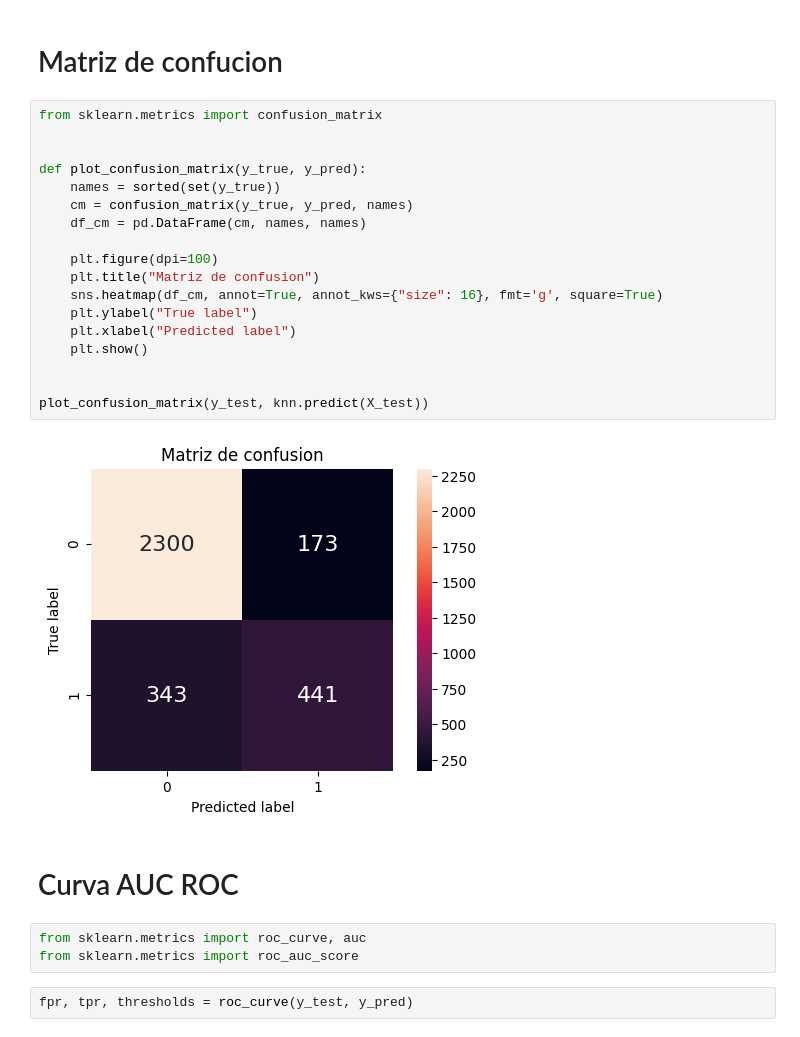
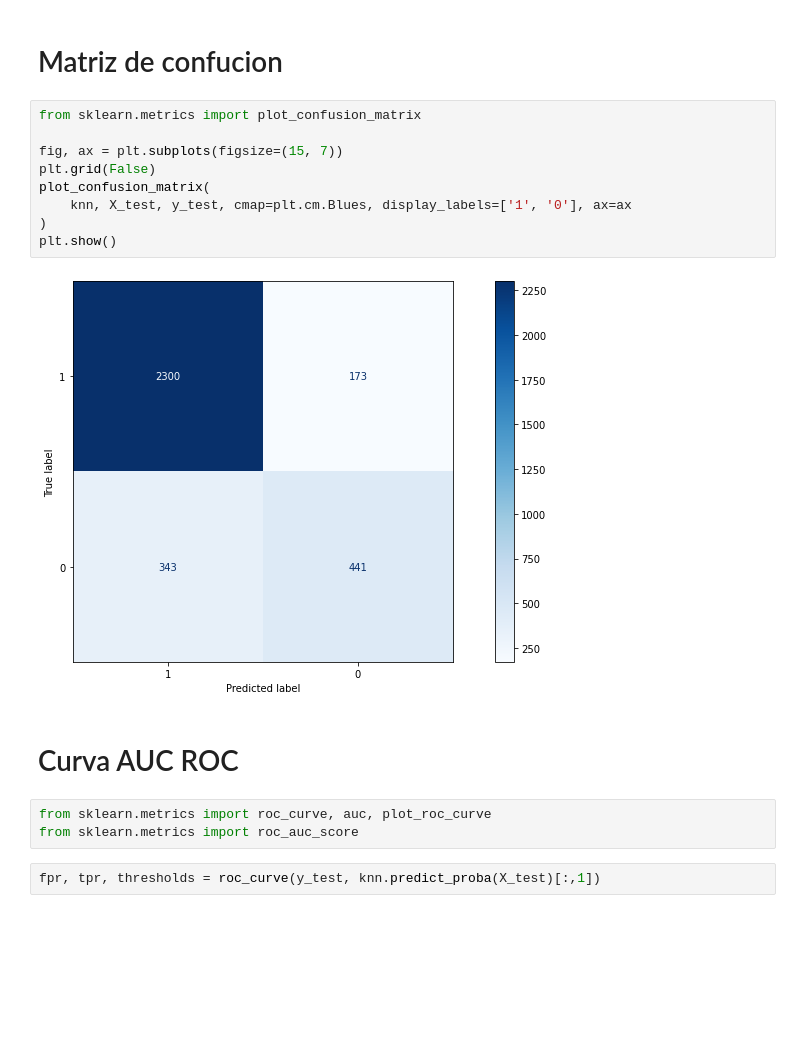
Before and after one commit to solfonte/TP1-OrganizacionDeDatos, a Jupyter notebook: parte_2/Knn.ipynb, the cells around one changed output. Drawn from its saved outputs; the diff is of its cells as text; blank space fills up the shorter version.

```diff
--- a/parte_2/Knn.ipynb
+++ b/parte_2/Knn.ipynb
@@ -115,29 +115,20 @@ recall_score(y_test, y_pred)
 # %% [markdown]
 # Matriz de confucion
 # %%
-from sklearn.metrics import confusion_matrix
+from sklearn.metrics import plot_confusion_matrix
 
-
-def plot_confusion_matrix(y_true, y_pred):
-    names = sorted(set(y_true))
-    cm = confusion_matrix(y_true, y_pred, names)
-    df_cm = pd.DataFrame(cm, names, names)
-
-    plt.figure(dpi=100)
-    plt.title("Matriz de confusion")
-    sns.heatmap(df_cm, annot=True, annot_kws={"size": 16}, fmt='g', square=True)
-    plt.ylabel("True label")
-    plt.xlabel("Predicted label")
-    plt.show()
-
-
-plot_confusion_matrix(y_test, knn.predict(X_test))
+fig, ax = plt.subplots(figsize=(15, 7))
+plt.grid(False)
+plot_confusion_matrix(
+    knn, X_test, y_test, cmap=plt.cm.Blues, display_labels=['1', '0'], ax=ax
+)
+plt.show()
 # %% [output]
-[figure, old version]
+[figure, new version]
 # %% [markdown]
 # Curva AUC ROC
 # %%
-from sklearn.metrics import roc_curve, auc
+from sklearn.metrics import roc_curve, auc, plot_roc_curve
 from sklearn.metrics import roc_auc_score
 # %%
-fpr, tpr, thresholds = roc_curve(y_test, y_pred)
+fpr, tpr, thresholds = roc_curve(y_test, knn.predict_proba(X_test)[:,1])
```
Also changed, not shown: parts of 2 cells of this notebook, 2 other files.
